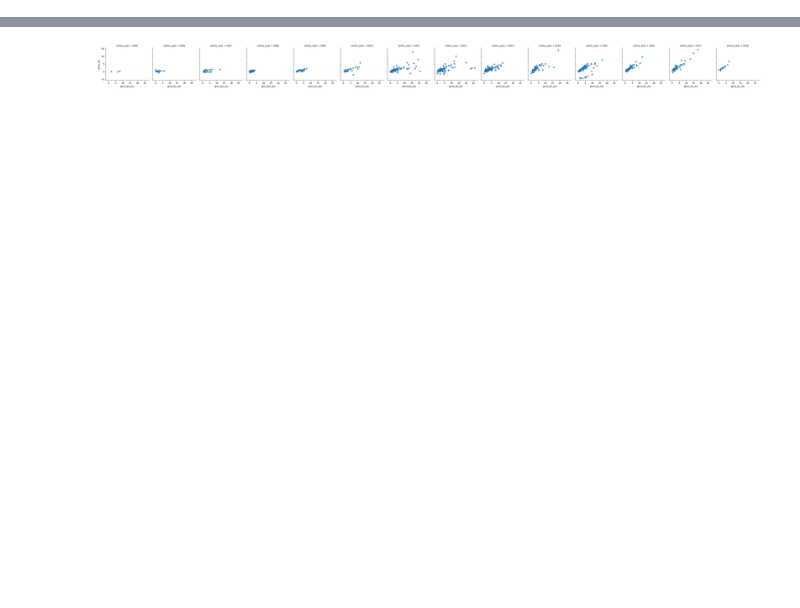
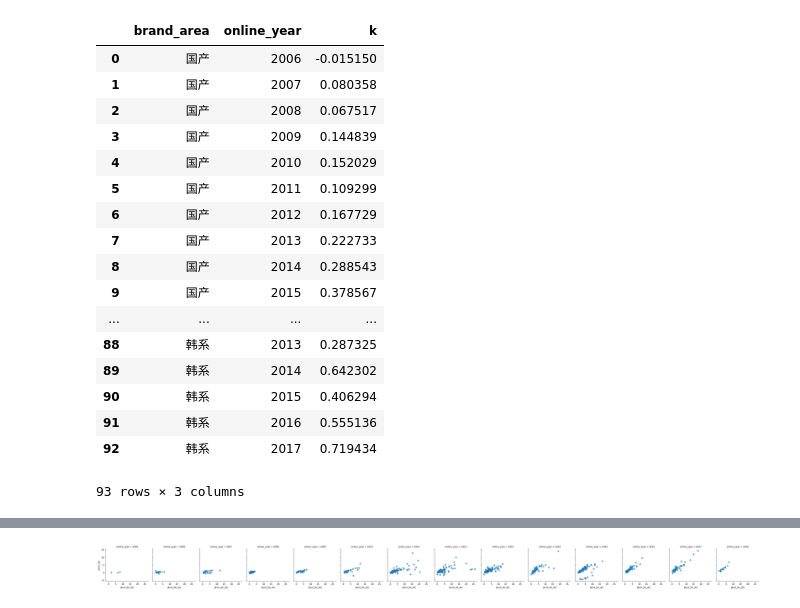
Before and after one commit to dj-lei/evaluation-predict, a Jupyter notebook: explore/data_analyze.ipynb, the cells around one changed output, grey strips where cells are left out. Saved outputs shown, nothing was run; the diff lists cells and outputs as text; code cells hidden in the pictures; blank space fills up the shorter version.

```diff
--- a/explore/data_analyze.ipynb
+++ b/explore/data_analyze.ipynb
@@ -134,0 +132,22 @@ g.add_legend();
+# %%
+test = pd.read_csv('../tmp/train/test.csv')
+test
+# %% [output]
+|  | brand_area | online_year | k |
+| 0 | 国产 | 2006 | -0.015150 |
+| 1 | 国产 | 2007 | 0.080358 |
+| 2 | 国产 | 2008 | 0.067517 |
+| 3 | 国产 | 2009 | 0.144839 |
+| 4 | 国产 | 2010 | 0.152029 |
+| 5 | 国产 | 2011 | 0.109299 |
+| 6 | 国产 | 2012 | 0.167729 |
+| 7 | 国产 | 2013 | 0.222733 |
+| 8 | 国产 | 2014 | 0.288543 |
+| 9 | 国产 | 2015 | 0.378567 |
+| ... | ... | ... | ... |
+| 88 | 韩系 | 2013 | 0.287325 |
+| 89 | 韩系 | 2014 | 0.642302 |
+| 90 | 韩系 | 2015 | 0.406294 |
+| 91 | 韩系 | 2016 | 0.555136 |
+| 92 | 韩系 | 2017 | 0.719434 |
+93 rows × 3 columns
```
Also changed, not shown: parts of 5 cells of this notebook, 2 other files.
